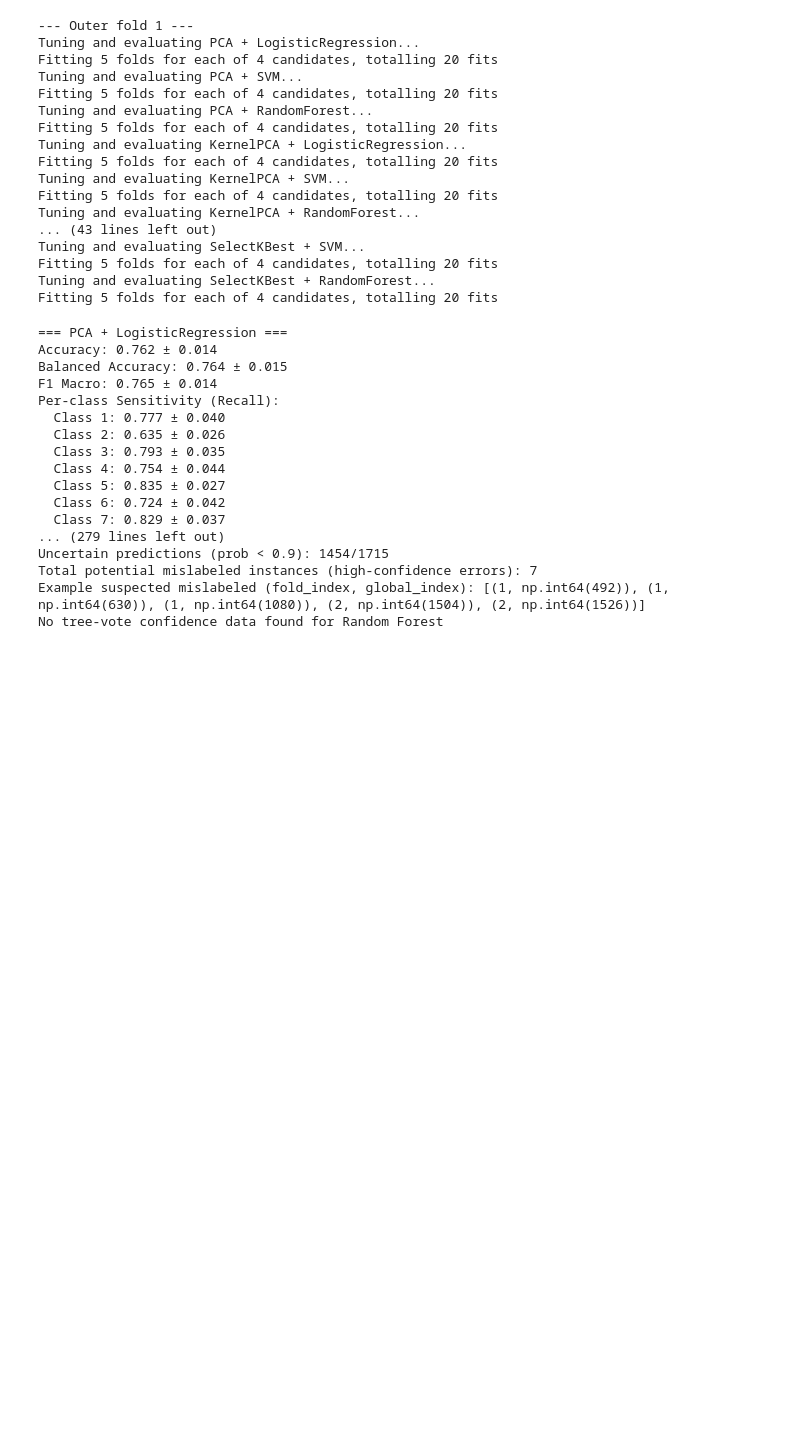
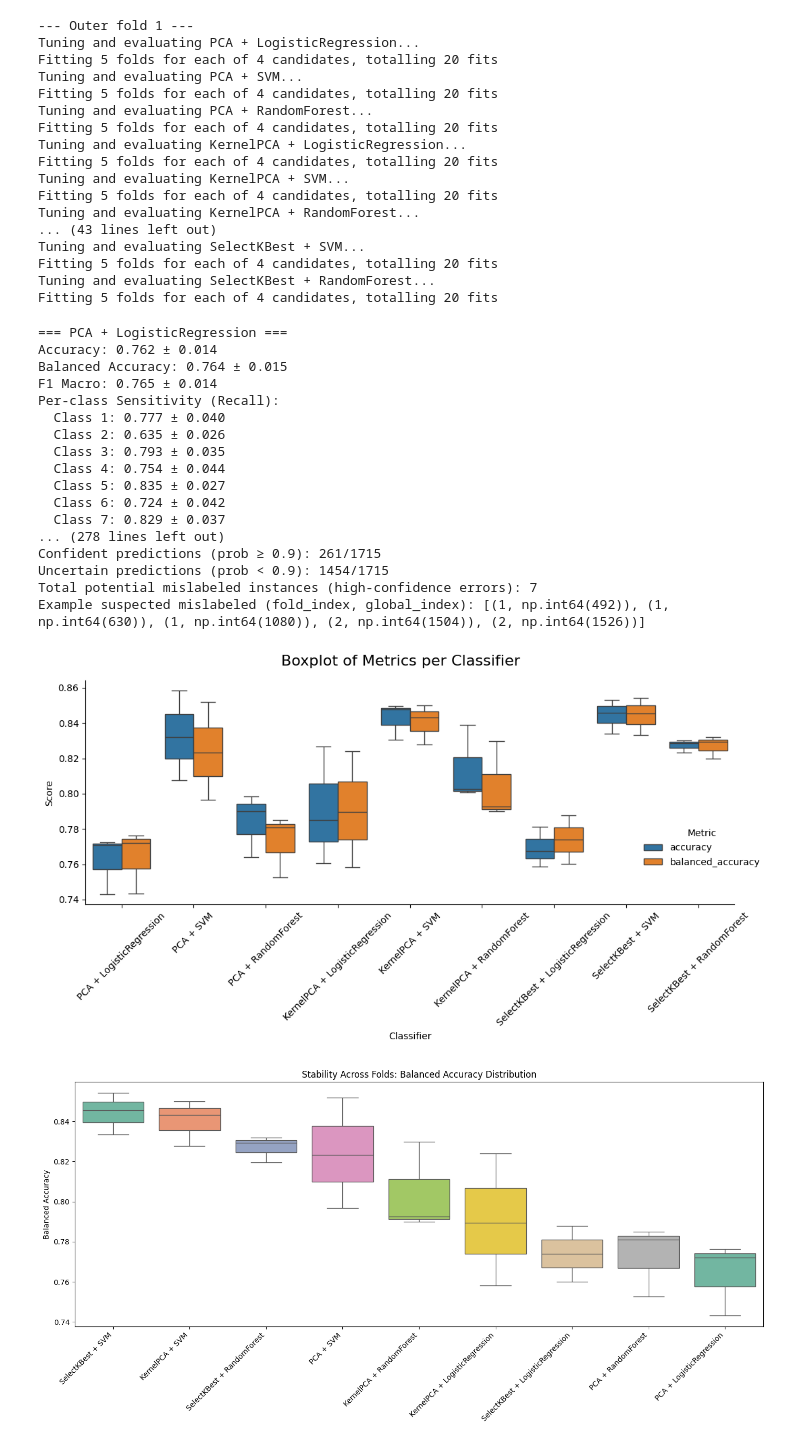
Before and after one commit to leaLeGallo/big_data_exam, a Jupyter notebook: exam_code.ipynb, the cells around one changed output. Drawn from its saved outputs; the diff is of its cells as text; code cells hidden in the pictures; blank space fills up the shorter version.

```diff
--- a/exam_code.ipynb
+++ b/exam_code.ipynb
@@ -951,22 +865,28 @@ Tuning and evaluating SelectKBest + RandomForest...
 Fitting 5 folds for each of 4 candidates, totalling 20 fits
 # %%
 agg_1c = aggregate_cv_results(results_1c, classes)
+
 print_summary_metrics(agg_1c, classes)
+
+plot_boxplots(results_1c)
+plot_performance_and_stability(results_1c)
 # %% [output]
 === PCA + LogisticRegression ===
 Accuracy: 0.762 ± 0.014
 Balanced Accuracy: 0.764 ± 0.015
 F1 Macro: 0.765 ± 0.014
 Per-class Sensitivity (Recall):
   Class 1: 0.777 ± 0.040
   Class 2: 0.635 ± 0.026
   Class 3: 0.793 ± 0.035
   Class 4: 0.754 ± 0.044
   Class 5: 0.835 ± 0.027
   Class 6: 0.724 ± 0.042
   Class 7: 0.829 ± 0.037
-... (279 lines left out)
+... (278 lines left out)
+Confident predictions (prob ≥ 0.9): 261/1715
 Uncertain predictions (prob < 0.9): 1454/1715
 Total potential mislabeled instances (high-confidence errors): 7
 Example suspected mislabeled (fold_index, global_index): [(1, np.int64(492)), (1, np.int64(630)), (1, np.int64(1080)), (2, np.int64(1504)), (2, np.int64(1526))]
-No tree-vote confidence data found for Random Forest
+[figure, added]
+[figure, added]
```
Also changed, not shown: parts of 8 cells of this notebook.
